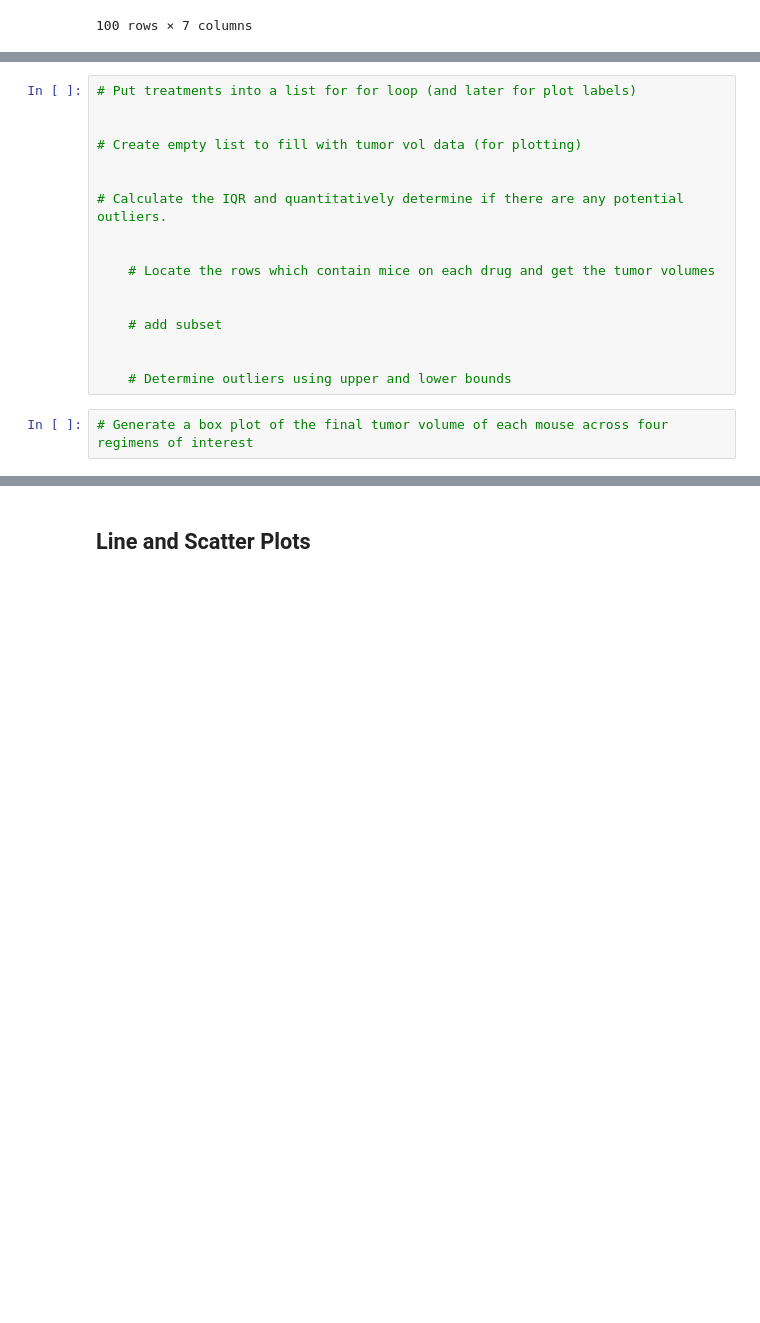
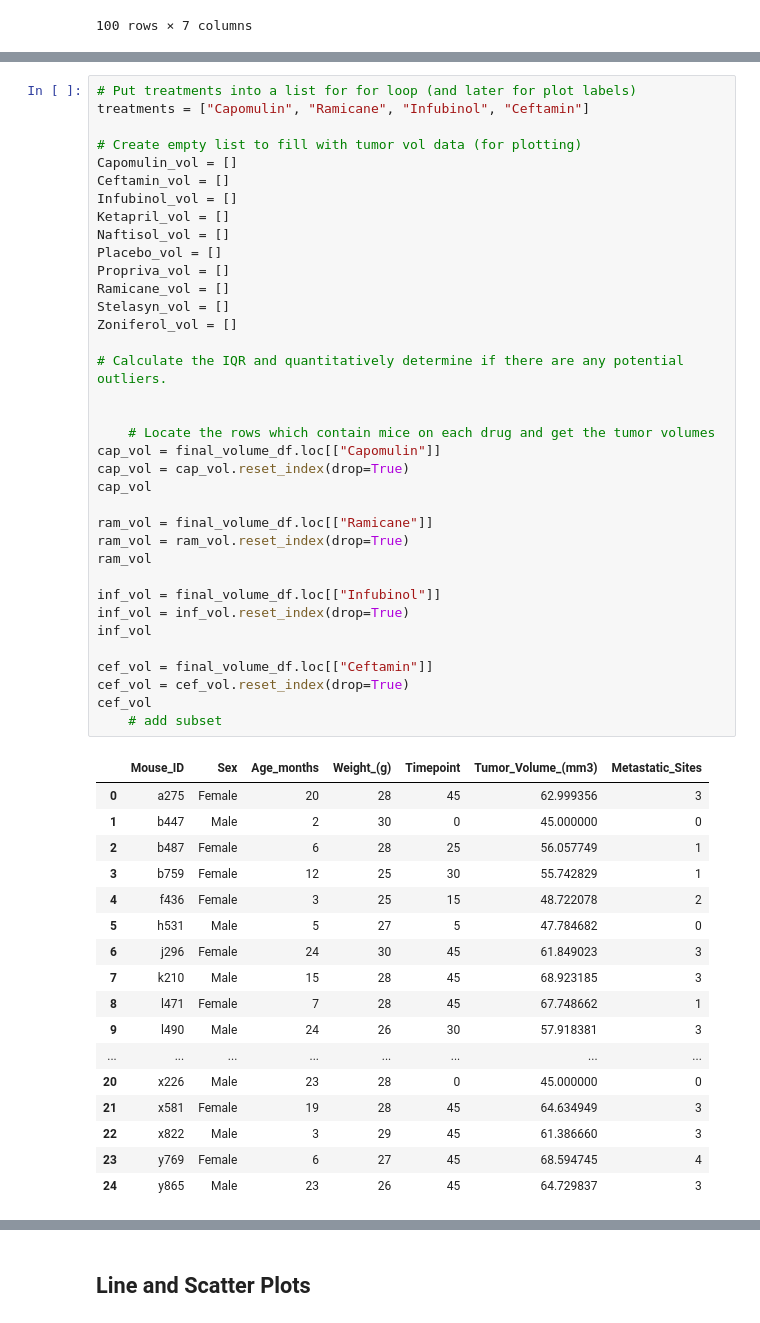
Before and after one commit to kwelter23/matplotlip, a Jupyter notebook: Pymaceuticals/pymaceuticals_starter.ipynb, the cells around one changed output, grey strips where cells are left out. Drawn from its saved outputs; the diff is of its cells as text; blank space fills up the shorter version.

```diff
--- a/Pymaceuticals/pymaceuticals_starter.ipynb
+++ b/Pymaceuticals/pymaceuticals_starter.ipynb
@@ -434,20 +434,55 @@ indexed_last_timepoint_df.loc[["Capomulin", "Ramicane", "Infubinol", "Ceftamin"]
 100 rows × 7 columns
 # %%
 # Put treatments into a list for for loop (and later for plot labels)
-
+treatments = ["Capomulin", "Ramicane", "Infubinol", "Ceftamin"]
 
 # Create empty list to fill with tumor vol data (for plotting)
-
+Capomulin_vol = []
+Ceftamin_vol = []
+Infubinol_vol = []
+Ketapril_vol = []
+Naftisol_vol = []
+Placebo_vol = []
+Propriva_vol = []
+Ramicane_vol = []
+Stelasyn_vol = []
+Zoniferol_vol = []
 
 # Calculate the IQR and quantitatively determine if there are any potential outliers.
 
 
     # Locate the rows which contain mice on each drug and get the tumor volumes
+cap_vol = final_volume_df.loc[["Capomulin"]]
+cap_vol = cap_vol.reset_index(drop=True)
+cap_vol
 
+ram_vol = final_volume_df.loc[["Ramicane"]]
+ram_vol = ram_vol.reset_index(drop=True)
+ram_vol
 
+inf_vol = final_volume_df.loc[["Infubinol"]]
+inf_vol = inf_vol.reset_index(drop=True)
+inf_vol
+
+cef_vol = final_volume_df.loc[["Ceftamin"]]
+cef_vol = cef_vol.reset_index(drop=True)
+cef_vol
     # add subset
-
-
-    # Determine outliers using upper and lower bounds
+# %% [output]
+|  | Mouse_ID | Sex | Age_months | Weight_(g) | Timepoint | Tumor_Volume_(mm3) | Metastatic_Sites |
+| 0 | a275 | Female | 20 | 28 | 45 | 62.999356 | 3 |
+| 1 | b447 | Male | 2 | 30 | 0 | 45.000000 | 0 |
+| 2 | b487 | Female | 6 | 28 | 25 | 56.057749 | 1 |
+| 3 | b759 | Female | 12 | 25 | 30 | 55.742829 | 1 |
+| 4 | f436 | Female | 3 | 25 | 15 | 48.722078 | 2 |
+| 5 | h531 | Male | 5 | 27 | 5 | 47.784682 | 0 |
+| 6 | j296 | Female | 24 | 30 | 45 | 61.849023 | 3 |
+| 7 | k210 | Male | 15 | 28 | 45 | 68.923185 | 3 |
+| 8 | l471 | Female | 7 | 28 | 45 | 67.748662 | 1 |
+| 9 | l490 | Male | 24 | 26 | 30 | 57.918381 | 3 |
+| ... | ... | ... | ... | ... | ... | ... | ... |
+| 20 | x226 | Male | 23 | 28 | 0 | 45.000000 | 0 |
+| 21 | x581 | Female | 19 | 28 | 45 | 64.634949 | 3 |
+| 22 | x822 | Male | 3 | 29 | 45 | 61.386660 | 3 |
+| 23 | y769 | Female | 6 | 27 | 45 | 68.594745 | 4 |
+| 24 | y865 | Male | 23 | 26 | 45 | 64.729837 | 3 |
-# %%
-# Generate a box plot of the final tumor volume of each mouse across four regimens of interest
```
Also changed, not shown: parts of 9 cells of this notebook.
